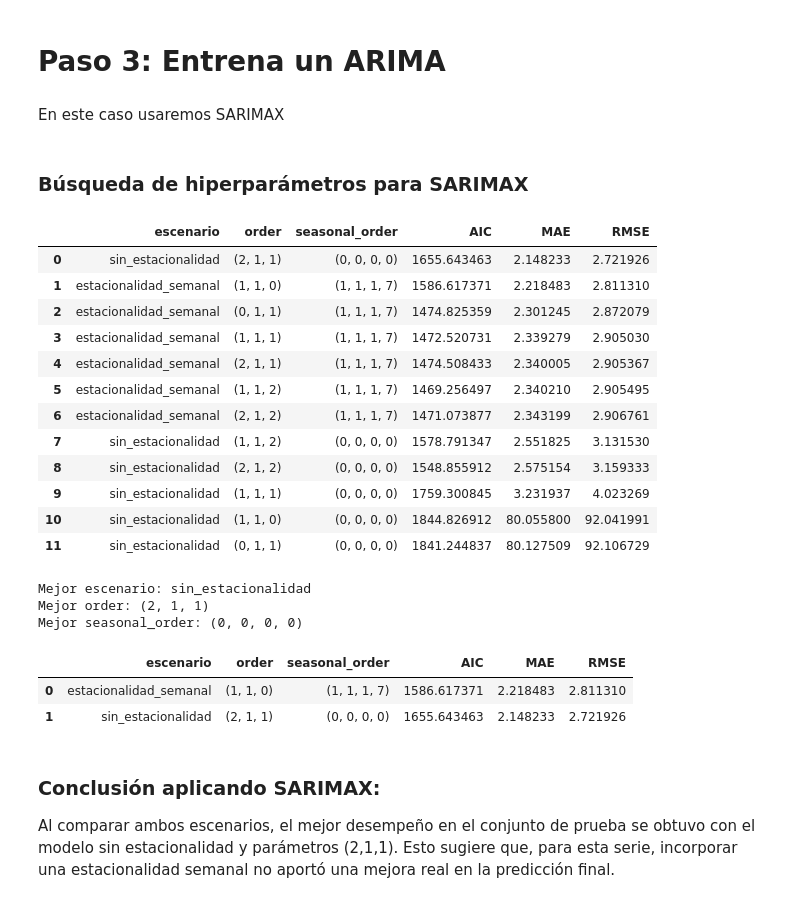
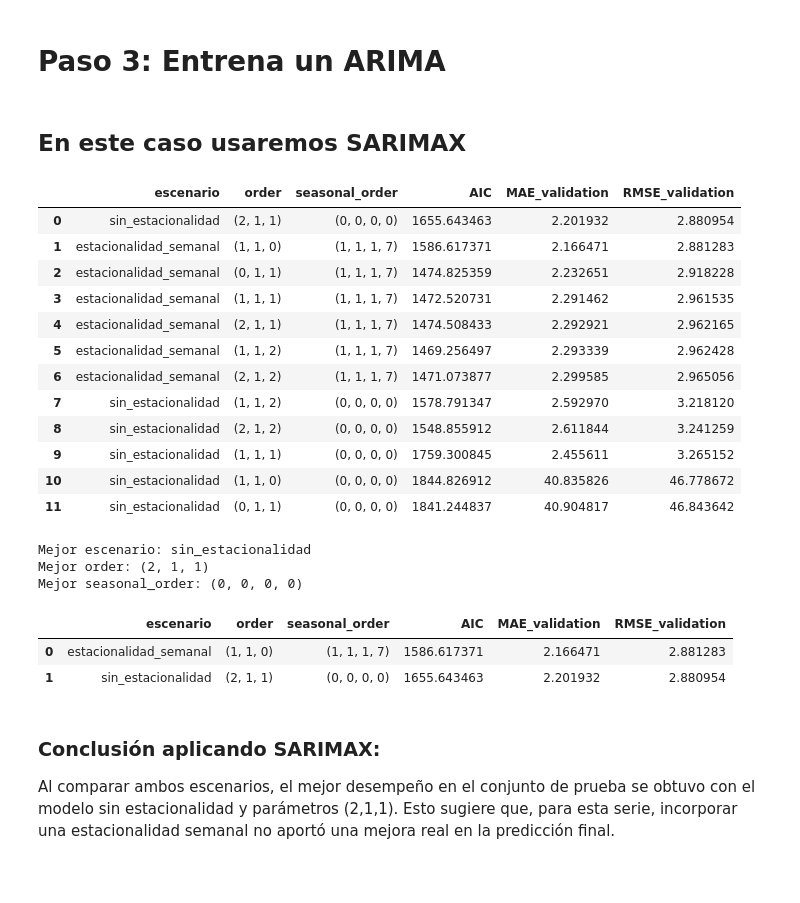
Before and after one commit to Oswaldoslv04/proyecto_series_temporales, a Jupyter notebook: src/explore.ipynb, the cells around one changed output. Cells and saved outputs as stored; diff of their text form; code cells hidden in the pictures; blank space fills up the shorter version.

```diff
--- a/src/explore.ipynb
+++ b/src/explore.ipynb
@@ -118,10 +118,14 @@ plt.show()
 # %% [markdown]
 ## Separar entrenamiento y prueba
 # %%
-test_size = 60
-train = ts.iloc[:-test_size]
+test_size = 30
+val_size = 30
+
+train = ts.iloc[:-(val_size + test_size)]
+validation = ts.iloc[-(val_size + test_size):-test_size]
 test = ts.iloc[-test_size:]
 
-print("Train:", train.index.min(), "->", train.index.max(), "|", len(train), "observaciones")
-print("Test :", test.index.min(), "->", test.index.max(),  "|", len(test), "observaciones")
+print("Train      :", train.index.min(), "->", train.index.max(), "|", len(train), "observaciones")
+print("Validation :", validation.index.min(), "->", validation.index.max(), "|", len(validation), "observaciones")
+print("Test       :", test.index.min(), "->", test.index.max(), "|", len(test), "observaciones")
 # %% [output]
@@ -221,9 +227,7 @@ Sí, existe variabilidad o presencia de ruido en la serie, ya que la componente
 # %% [markdown]
 # Paso 3: Entrena un ARIMA
 # %% [markdown]
-En este caso usaremos SARIMAX
+## En este caso usaremos SARIMAX
-# %% [markdown]
-### Búsqueda de hiperparámetros para SARIMAX
 # %%
 candidate_orders = [(1, 1, 0),(0, 1, 1),(1, 1, 1),(2, 1, 1),(1, 1, 2),(2, 1, 2)]
 seasonal_scenarios = {
@@ -246,18 +250,19 @@ for scenario_name, seasonal_order in seasonal_scenarios.items():
             )
 
             result = model.fit(disp=False)
-            pred = result.get_forecast(steps=len(test)).predicted_mean
 
-            mae = mean_absolute_error(test, pred)
-            rmse = sqrt(np.mean((test - pred) ** 2))
+            val_pred = result.get_forecast(steps=len(validation)).predicted_mean
+
+            mae = mean_absolute_error(validation, val_pred)
+            rmse = sqrt(np.mean((validation - val_pred) ** 2))
 
             rows.append({
                 "escenario": scenario_name,
                 "order": order,
                 "seasonal_order": seasonal_order,
                 "AIC": result.aic,
-                "MAE": mae,
-                "RMSE": rmse
+                "MAE_validation": mae,
+                "RMSE_validation": rmse
             })
 
             fitted_models[(scenario_name, order, seasonal_order)] = result
@@ -267,28 +272,28 @@ for scenario_name, seasonal_order in seasonal_scenarios.items():
             continue
 # %%
 results = pd.DataFrame(rows)
-# Ordenar priorizando el mejor RMSE
+
 results = (
     results
-    .sort_values(by=["RMSE", "MAE", "AIC"], ascending=[True, True, True])
+    .sort_values(by=["RMSE_validation", "MAE_validation", "AIC"], ascending=[True, True, True])
     .reset_index(drop=True)
 )
 
 display(results)
 # %% [output]
-|  | escenario | order | seasonal_order | AIC | MAE | RMSE |
-| 0 | sin_estacionalidad | (2, 1, 1) | (0, 0, 0, 0) | 1655.643463 | 2.148233 | 2.721926 |
-| 1 | estacionalidad_semanal | (1, 1, 0) | (1, 1, 1, 7) | 1586.617371 | 2.218483 | 2.811310 |
-| 2 | estacionalidad_semanal | (0, 1, 1) | (1, 1, 1, 7) | 1474.825359 | 2.301245 | 2.872079 |
-| 3 | estacionalidad_semanal | (1, 1, 1) | (1, 1, 1, 7) | 1472.520731 | 2.339279 | 2.905030 |
-| 4 | estacionalidad_semanal | (2, 1, 1) | (1, 1, 1, 7) | 1474.508433 | 2.340005 | 2.905367 |
-| 5 | estacionalidad_semanal | (1, 1, 2) | (1, 1, 1, 7) | 1469.256497 | 2.340210 | 2.905495 |
-| 6 | estacionalidad_semanal | (2, 1, 2) | (1, 1, 1, 7) | 1471.073877 | 2.343199 | 2.906761 |
-| 7 | sin_estacionalidad | (1, 1, 2) | (0, 0, 0, 0) | 1578.791347 | 2.551825 | 3.131530 |
-| 8 | sin_estacionalidad | (2, 1, 2) | (0, 0, 0, 0) | 1548.855912 | 2.575154 | 3.159333 |
-| 9 | sin_estacionalidad | (1, 1, 1) | (0, 0, 0, 0) | 1759.300845 | 3.231937 | 4.023269 |
-| 10 | sin_estacionalidad | (1, 1, 0) | (0, 0, 0, 0) | 1844.826912 | 80.055800 | 92.041991 |
-| 11 | sin_estacionalidad | (0, 1, 1) | (0, 0, 0, 0) | 1841.244837 | 80.127509 | 92.106729 |
+|  | escenario | order | seasonal_order | AIC | MAE_validation | RMSE_validation |
+| 0 | sin_estacionalidad | (2, 1, 1) | (0, 0, 0, 0) | 1655.643463 | 2.201932 | 2.880954 |
+| 1 | estacionalidad_semanal | (1, 1, 0) | (1, 1, 1, 7) | 1586.617371 | 2.166471 | 2.881283 |
+| 2 | estacionalidad_semanal | (0, 1, 1) | (1, 1, 1, 7) | 1474.825359 | 2.232651 | 2.918228 |
+| 3 | estacionalidad_semanal | (1, 1, 1) | (1, 1, 1, 7) | 1472.520731 | 2.291462 | 2.961535 |
+| 4 | estacionalidad_semanal | (2, 1, 1) | (1, 1, 1, 7) | 1474.508433 | 2.292921 | 2.962165 |
+| 5 | estacionalidad_semanal | (1, 1, 2) | (1, 1, 1, 7) | 1469.256497 | 2.293339 | 2.962428 |
+| 6 | estacionalidad_semanal | (2, 1, 2) | (1, 1, 1, 7) | 1471.073877 | 2.299585 | 2.965056 |
+| 7 | sin_estacionalidad | (1, 1, 2) | (0, 0, 0, 0) | 1578.791347 | 2.592970 | 3.218120 |
+| 8 | sin_estacionalidad | (2, 1, 2) | (0, 0, 0, 0) | 1548.855912 | 2.611844 | 3.241259 |
+| 9 | sin_estacionalidad | (1, 1, 1) | (0, 0, 0, 0) | 1759.300845 | 2.455611 | 3.265152 |
+| 10 | sin_estacionalidad | (1, 1, 0) | (0, 0, 0, 0) | 1844.826912 | 40.835826 | 46.778672 |
+| 11 | sin_estacionalidad | (0, 1, 1) | (0, 0, 0, 0) | 1841.244837 | 40.904817 | 46.843642 |
 # %%
 best_row = results.iloc[0]
 
@@ -305,16 +310,16 @@ Mejor order: (2, 1, 1)
 Mejor seasonal_order: (0, 0, 0, 0)
 # %%
 best_by_scenario = (
-    results.sort_values(["escenario", "RMSE", "MAE", "AIC"])
+    results.sort_values(["escenario", "RMSE_validation", "MAE_validation", "AIC"])
            .groupby("escenario", as_index=False)
            .first()
 )
 
 display(best_by_scenario)
 # %% [output]
-|  | escenario | order | seasonal_order | AIC | MAE | RMSE |
-| 0 | estacionalidad_semanal | (1, 1, 0) | (1, 1, 1, 7) | 1586.617371 | 2.218483 | 2.811310 |
-| 1 | sin_estacionalidad | (2, 1, 1) | (0, 0, 0, 0) | 1655.643463 | 2.148233 | 2.721926 |
+|  | escenario | order | seasonal_order | AIC | MAE_validation | RMSE_validation |
+| 0 | estacionalidad_semanal | (1, 1, 0) | (1, 1, 1, 7) | 1586.617371 | 2.166471 | 2.881283 |
+| 1 | sin_estacionalidad | (2, 1, 1) | (0, 0, 0, 0) | 1655.643463 | 2.201932 | 2.880954 |
 # %% [markdown]
 ### Conclusión aplicando SARIMAX:
 Al comparar ambos escenarios, el mejor desempeño en el conjunto de prueba se obtuvo con el modelo sin estacionalidad y parámetros (2,1,1). Esto sugiere que, para esta serie, incorporar una estacionalidad semanal no aportó una mejora real en la predicción final.
```
Also changed, not shown: parts of 7 cells of this notebook, 2 other files.
